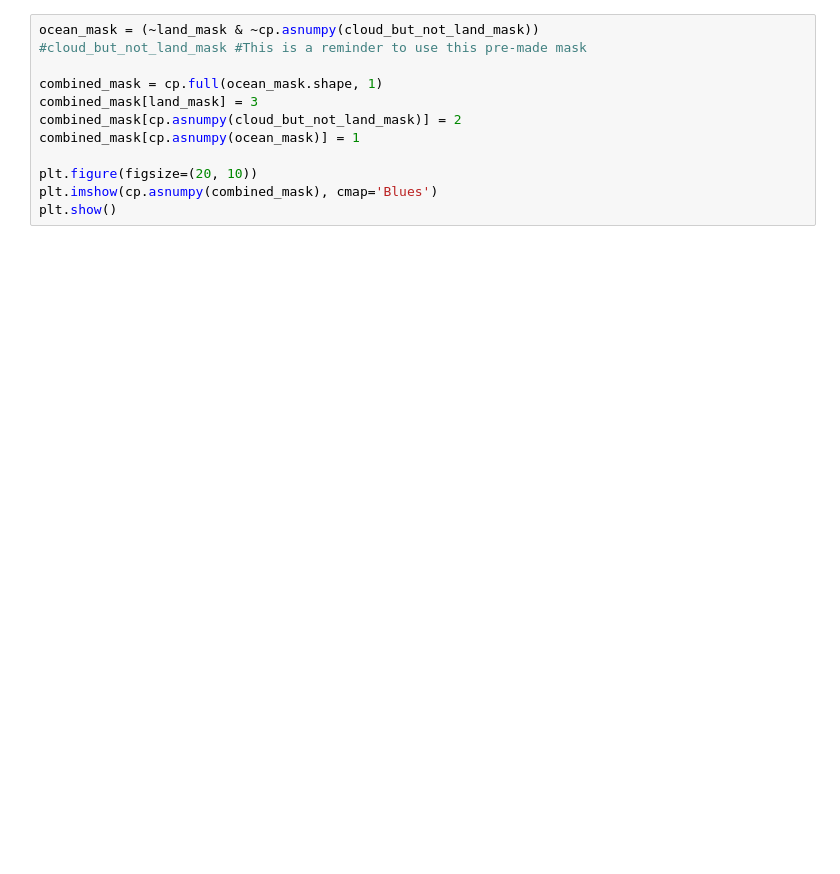
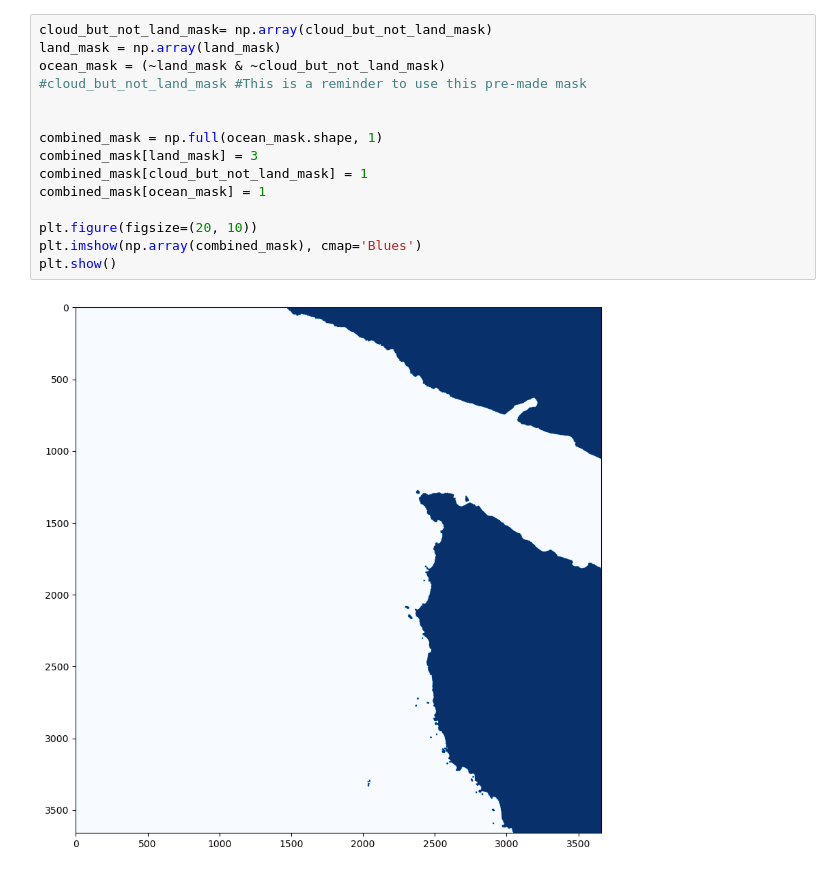
Before and after one commit to atticus-cummings/HLS-kelp, a Jupyter notebook: process data/create_unclassified_training_data.ipynb, the cells around one changed output. Cells and saved outputs as stored; diff of their text form; blank space fills up the shorter version.

```diff
--- a/process data/create_unclassified_training_data.ipynb
+++ b/process data/create_unclassified_training_data.ipynb
@@ -66,14 +78,19 @@ img_normalized = kt.normalize_img(img,flatten=False)
 # %%
-ocean_mask = (~land_mask & ~cp.asnumpy(cloud_but_not_land_mask))
+cloud_but_not_land_mask= np.array(cloud_but_not_land_mask)
+land_mask = np.array(land_mask)
+ocean_mask = (~land_mask & ~cloud_but_not_land_mask)
 #cloud_but_not_land_mask #This is a reminder to use this pre-made mask
 
-combined_mask = cp.full(ocean_mask.shape, 1)
+
+combined_mask = np.full(ocean_mask.shape, 1)
 combined_mask[land_mask] = 3
-combined_mask[cp.asnumpy(cloud_but_not_land_mask)] = 2
-combined_mask[cp.asnumpy(ocean_mask)] = 1
+combined_mask[cloud_but_not_land_mask] = 1
+combined_mask[ocean_mask] = 1
 
 plt.figure(figsize=(20, 10))
-plt.imshow(cp.asnumpy(combined_mask), cmap='Blues')
+plt.imshow(np.array(combined_mask), cmap='Blues')
 plt.show()
+# %% [output]
+[figure, added]
 # %%
 if save_classification:
```
Also changed, not shown: parts of 6 cells of this notebook, 12 other files.
